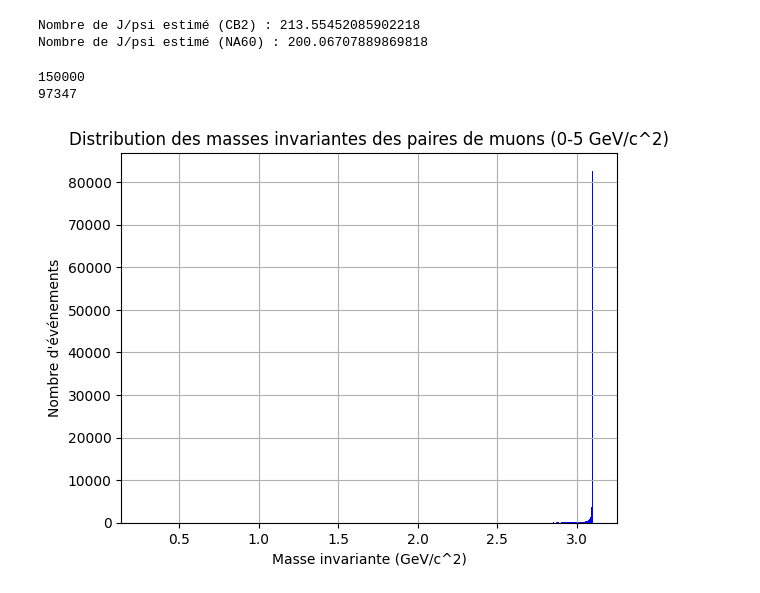
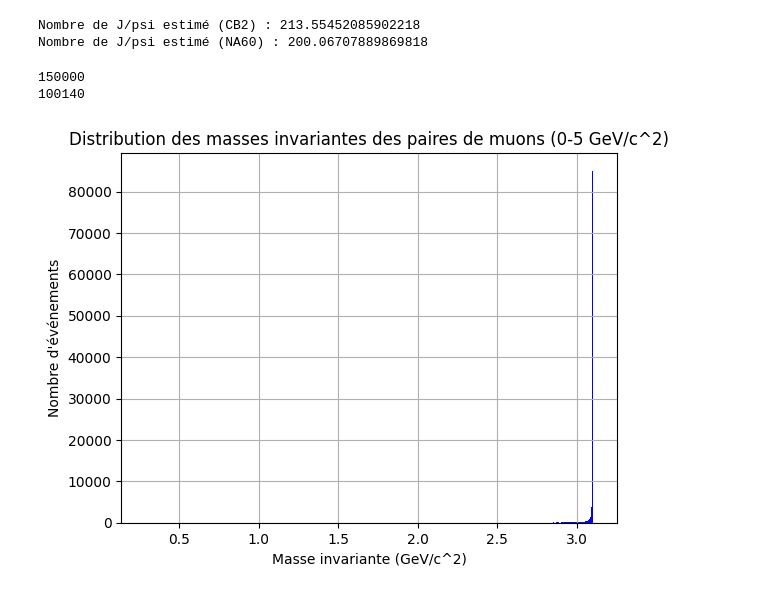
Before and after one commit to nantes-m2-rps-exp/qqbar2mumu-2024, a Jupyter notebook: Acceptance.ipynb, the cells around one changed output. Saved outputs shown, nothing was run; the diff lists cells and outputs as text; code cells hidden in the pictures.

```diff
--- a/Acceptance.ipynb
+++ b/Acceptance.ipynb
@@ -347,36 +323,36 @@ m = gen.arrays(["nMuonsGen","Muon_GenPx","Muon_GenPy","Muon_GenPz","Muon_GenE","
 
 print(len(m.nMuonsGen))
 # Filtrer les événements avec nMuons == 2 et isCMUL == True
-filtered_events = m[ak.all(m["Muon_GenMotherPDGCode"] == 443, axis=1) &(abs(n.zVtx)<10)]
+filtered_events = m[ak.all(m["Muon_GenMotherPDGCode"] == 443, axis=1)]
 
 print(len(filtered_events))
 
 # Initialiser les vecteurs à partir des données des muons
 muon_vectors = ak.zip({
     "px": filtered_events.Muon_GenPx,
     "py": filtered_events.Muon_GenPy,
     "pz": filtered_events.Muon_GenPz,
     "E": filtered_events.Muon_GenE
 }, with_name="Momentum4D")
 
 # Calculer les masses invariantes pour chaque paire de muons dans chaque événement
 invariant_masses = ak.combinations(muon_vectors, 2, fields=["muon1", "muon2"])
 masses = (invariant_masses.muon1 + invariant_masses.muon2).mass
 
 # Créer un histogramme des valeurs de la masse
 flattened_masses = ak.flatten(masses)  # Aplatir les données pour l'histogramme
 filtered_masses = flattened_masses[(flattened_masses >= 0) & (flattened_masses <= 5)]  # Filtrer les masses entre 0 et 10
 plt.hist(filtered_masses, bins=500, color='blue')
 plt.xlabel('Masse invariante (GeV/c^2)')
 plt.ylabel("Nombre d'événements")
 #plt.xlim(0,5)
 plt.title('Distribution des masses invariantes des paires de muons (0-5 GeV/c^2)')
 plt.grid(True)
 plt.show()
 # %% [output]
 150000
-97347
+100140
-[figure, old version]
+[figure, new version]
 # %%
 #acceptance efficacite en fonction de la distribution pt
 # %%
```
Also changed, not shown: parts of 3 cells of this notebook.
